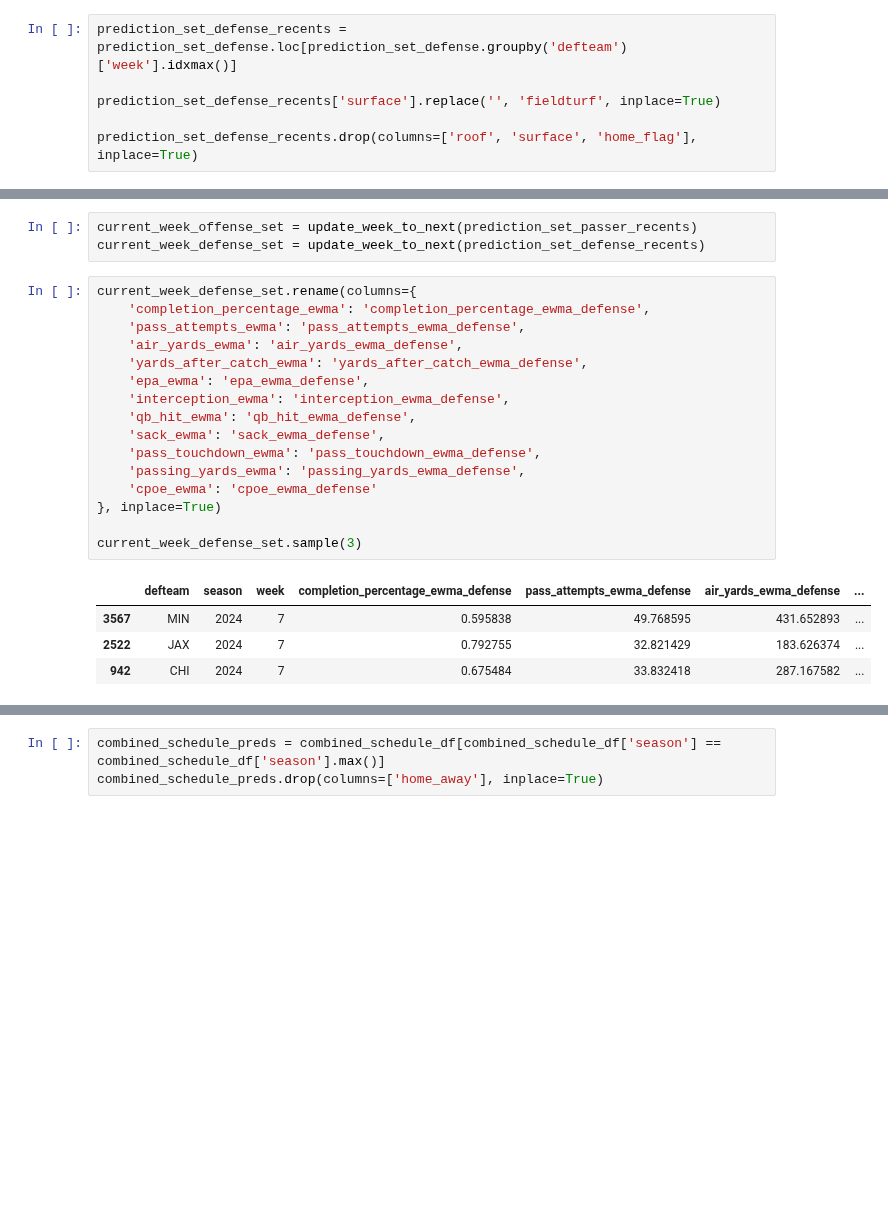
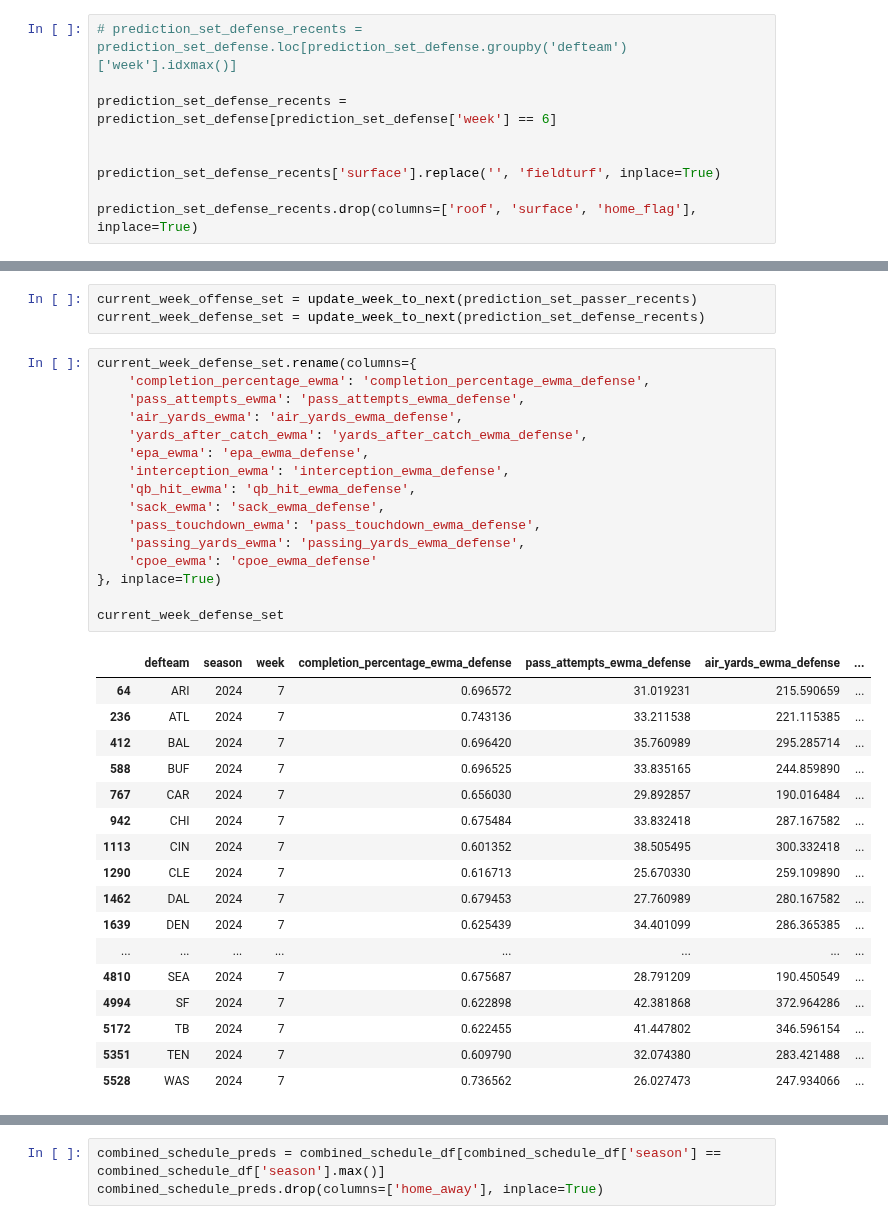
Before and after one commit to bhuggard/CheckTheCover, a Jupyter notebook: testnocom.ipynb, the cells around one changed output, grey strips where cells are left out. Drawn from its saved outputs; the diff is of its cells as text; blank space fills up the shorter version.

```diff
--- a/testnocom.ipynb
+++ b/testnocom.ipynb
@@ -612,7 +614,10 @@ prediction_set_defense_nc = calculate_ewma_tester_def(defense_df_tester)
 # %%
 prediction_set_defense = def_cleaner(prediction_set_defense_nc)
 # %%
-prediction_set_defense_recents = prediction_set_defense.loc[prediction_set_defense.groupby('defteam')['week'].idxmax()]
+# prediction_set_defense_recents = prediction_set_defense.loc[prediction_set_defense.groupby('defteam')['week'].idxmax()]
+
+prediction_set_defense_recents = prediction_set_defense[prediction_set_defense['week'] == 6]
+
 
 prediction_set_defense_recents['surface'].replace('', 'fieldturf', inplace=True)
 
@@ -645,24 +659,37 @@ current_week_defense_set = update_week_to_next(prediction_set_defense_recents)
 # %%
 current_week_defense_set.rename(columns={
     'completion_percentage_ewma': 'completion_percentage_ewma_defense',
     'pass_attempts_ewma': 'pass_attempts_ewma_defense',
     'air_yards_ewma': 'air_yards_ewma_defense',
     'yards_after_catch_ewma': 'yards_after_catch_ewma_defense',
     'epa_ewma': 'epa_ewma_defense',
     'interception_ewma': 'interception_ewma_defense',
     'qb_hit_ewma': 'qb_hit_ewma_defense',
     'sack_ewma': 'sack_ewma_defense',
     'pass_touchdown_ewma': 'pass_touchdown_ewma_defense',
     'passing_yards_ewma': 'passing_yards_ewma_defense',
     'cpoe_ewma': 'cpoe_ewma_defense'
 }, inplace=True)
 
-current_week_defense_set.sample(3)
+current_week_defense_set
 # %% [output]
 |  | defteam | season | week | completion_percentage_ewma_defense | pass_attempts_ewma_defense | air_yards_ewma_defense | ... |
-| 3567 | MIN | 2024 | 7 | 0.595838 | 49.768595 | 431.652893 | ... |
-| 2522 | JAX | 2024 | 7 | 0.792755 | 32.821429 | 183.626374 | ... |
+| 64 | ARI | 2024 | 7 | 0.696572 | 31.019231 | 215.590659 | ... |
+| 236 | ATL | 2024 | 7 | 0.743136 | 33.211538 | 221.115385 | ... |
+| 412 | BAL | 2024 | 7 | 0.696420 | 35.760989 | 295.285714 | ... |
+| 588 | BUF | 2024 | 7 | 0.696525 | 33.835165 | 244.859890 | ... |
+| 767 | CAR | 2024 | 7 | 0.656030 | 29.892857 | 190.016484 | ... |
 | 942 | CHI | 2024 | 7 | 0.675484 | 33.832418 | 287.167582 | ... |
+| 1113 | CIN | 2024 | 7 | 0.601352 | 38.505495 | 300.332418 | ... |
+| 1290 | CLE | 2024 | 7 | 0.616713 | 25.670330 | 259.109890 | ... |
+| 1462 | DAL | 2024 | 7 | 0.679453 | 27.760989 | 280.167582 | ... |
+| 1639 | DEN | 2024 | 7 | 0.625439 | 34.401099 | 286.365385 | ... |
+| ... | ... | ... | ... | ... | ... | ... | ... |
+| 4810 | SEA | 2024 | 7 | 0.675687 | 28.791209 | 190.450549 | ... |
+| 4994 | SF | 2024 | 7 | 0.622898 | 42.381868 | 372.964286 | ... |
+| 5172 | TB | 2024 | 7 | 0.622455 | 41.447802 | 346.596154 | ... |
+| 5351 | TEN | 2024 | 7 | 0.609790 | 32.074380 | 283.421488 | ... |
+| 5528 | WAS | 2024 | 7 | 0.736562 | 26.027473 | 247.934066 | ... |
 # %%
 current_week_offense_set.rename(columns={
     'completion_percentage_ewma': 'completion_percentage_ewma_passer',
```
Also changed, not shown: parts of 20 cells of this notebook, 6 other files.
